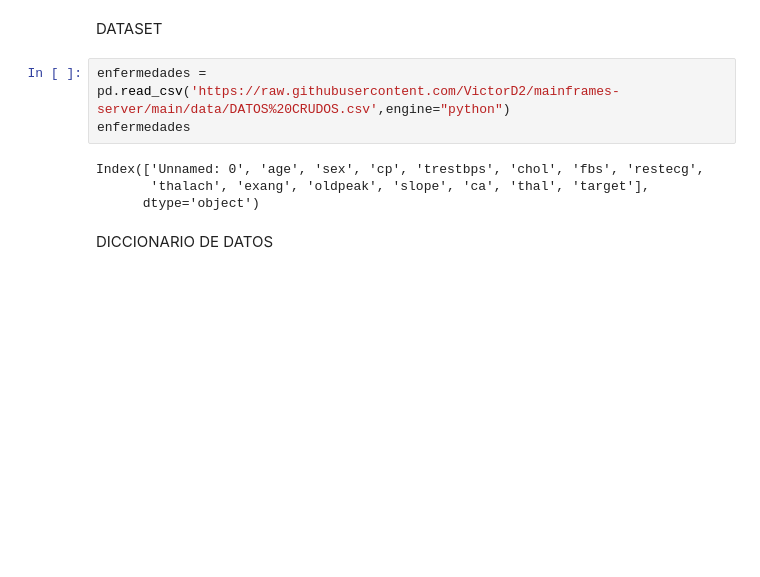
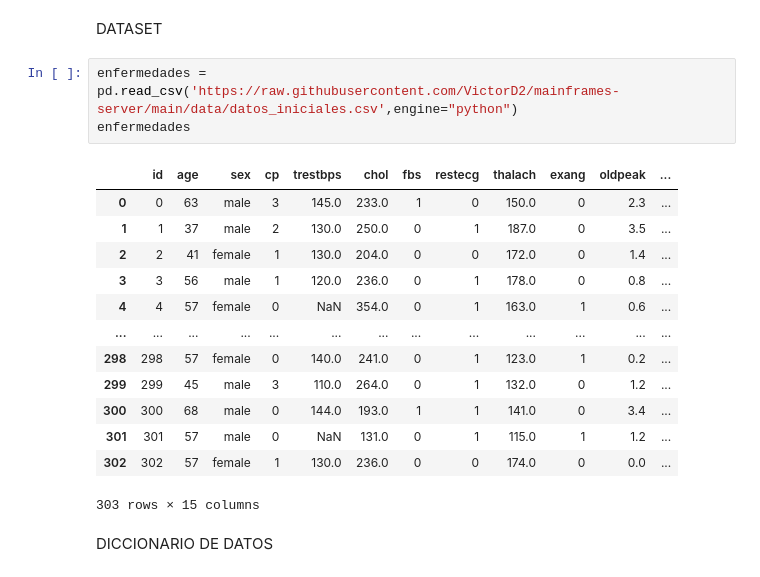
Before and after one commit to VictorD2/mainframes-server, a Jupyter notebook: notebook.ipynb, the cells around one changed output. Cells and saved outputs as stored; diff of their text form; blank space fills up the shorter version.

```diff
--- a/notebook.ipynb
+++ b/notebook.ipynb
@@ -6,12 +6,22 @@ from sklearn.cluster import KMeans
 # %% [markdown]
 DATASET
 # %%
-enfermedades = pd.read_csv('https://raw.githubusercontent.com/VictorD2/mainframes-server/main/data/DATOS%20CRUDOS.csv',engine="python")
+enfermedades = pd.read_csv('https://raw.githubusercontent.com/VictorD2/mainframes-server/main/data/datos_iniciales.csv',engine="python")
 enfermedades
 # %% [output]
+|  | id | age | sex | cp | trestbps | chol | fbs | restecg | thalach | exang | oldpeak | ... |
+| 0 | 0 | 63 | male | 3 | 145.0 | 233.0 | 1 | 0 | 150.0 | 0 | 2.3 | ... |
+| 1 | 1 | 37 | male | 2 | 130.0 | 250.0 | 0 | 1 | 187.0 | 0 | 3.5 | ... |
+| 2 | 2 | 41 | female | 1 | 130.0 | 204.0 | 0 | 0 | 172.0 | 0 | 1.4 | ... |
+| 3 | 3 | 56 | male | 1 | 120.0 | 236.0 | 0 | 1 | 178.0 | 0 | 0.8 | ... |
+| 4 | 4 | 57 | female | 0 | NaN | 354.0 | 0 | 1 | 163.0 | 1 | 0.6 | ... |
+| ... | ... | ... | ... | ... | ... | ... | ... | ... | ... | ... | ... | ... |
+| 298 | 298 | 57 | female | 0 | 140.0 | 241.0 | 0 | 1 | 123.0 | 1 | 0.2 | ... |
+| 299 | 299 | 45 | male | 3 | 110.0 | 264.0 | 0 | 1 | 132.0 | 0 | 1.2 | ... |
+| 300 | 300 | 68 | male | 0 | 144.0 | 193.0 | 1 | 1 | 141.0 | 0 | 3.4 | ... |
+| 301 | 301 | 57 | male | 0 | NaN | 131.0 | 0 | 1 | 115.0 | 1 | 1.2 | ... |
+| 302 | 302 | 57 | female | 1 | 130.0 | 236.0 | 0 | 0 | 174.0 | 0 | 0.0 | ... |
-Index(['Unnamed: 0', 'age', 'sex', 'cp', 'trestbps', 'chol', 'fbs', 'restecg',
-       'thalach', 'exang', 'oldpeak', 'slope', 'ca', 'thal', 'target'],
-      dtype='object')
+303 rows × 15 columns
 # %% [markdown]
 DICCIONARIO DE DATOS
 # %% [markdown]
```
Also changed, not shown: parts of 7 cells of this notebook, 1 other file.
